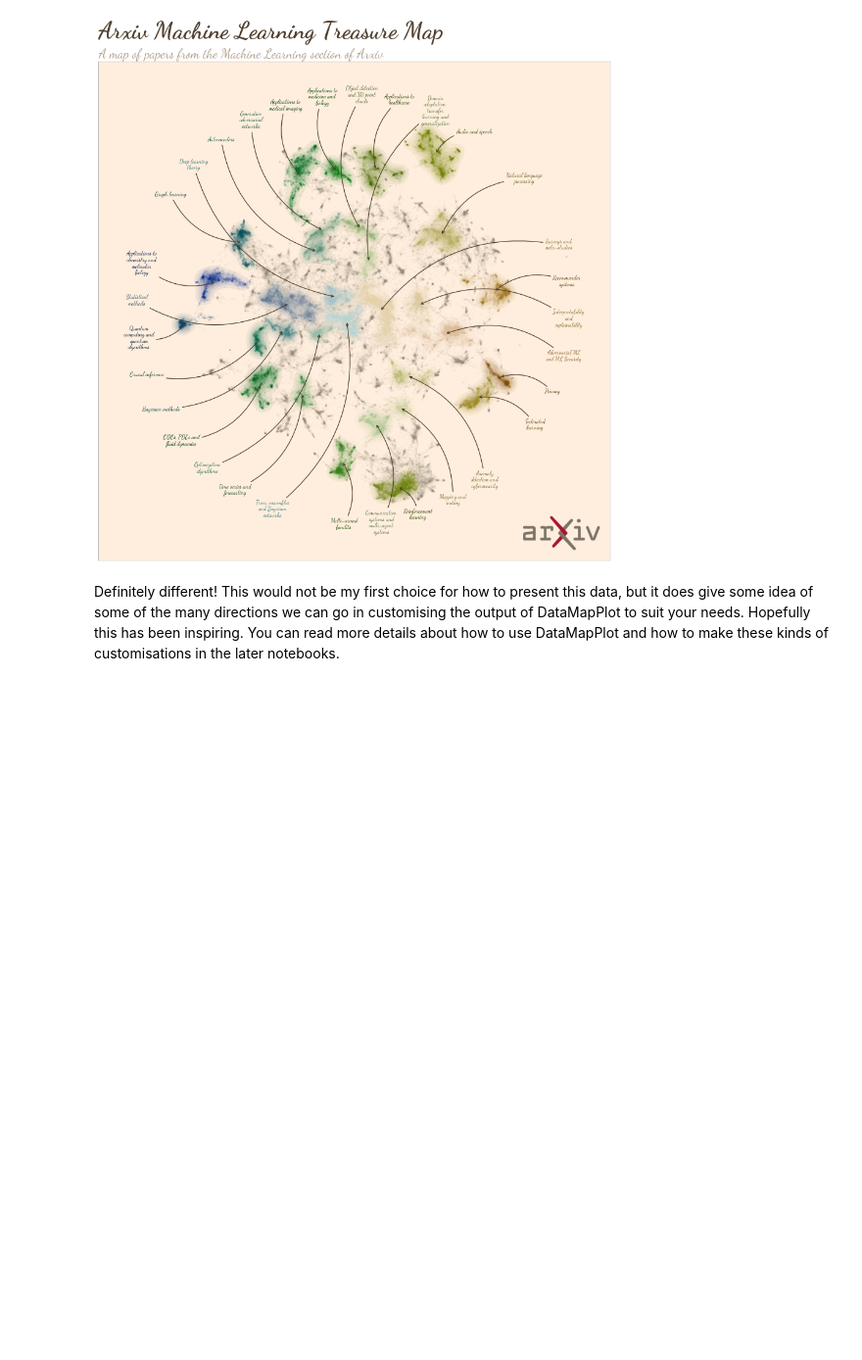
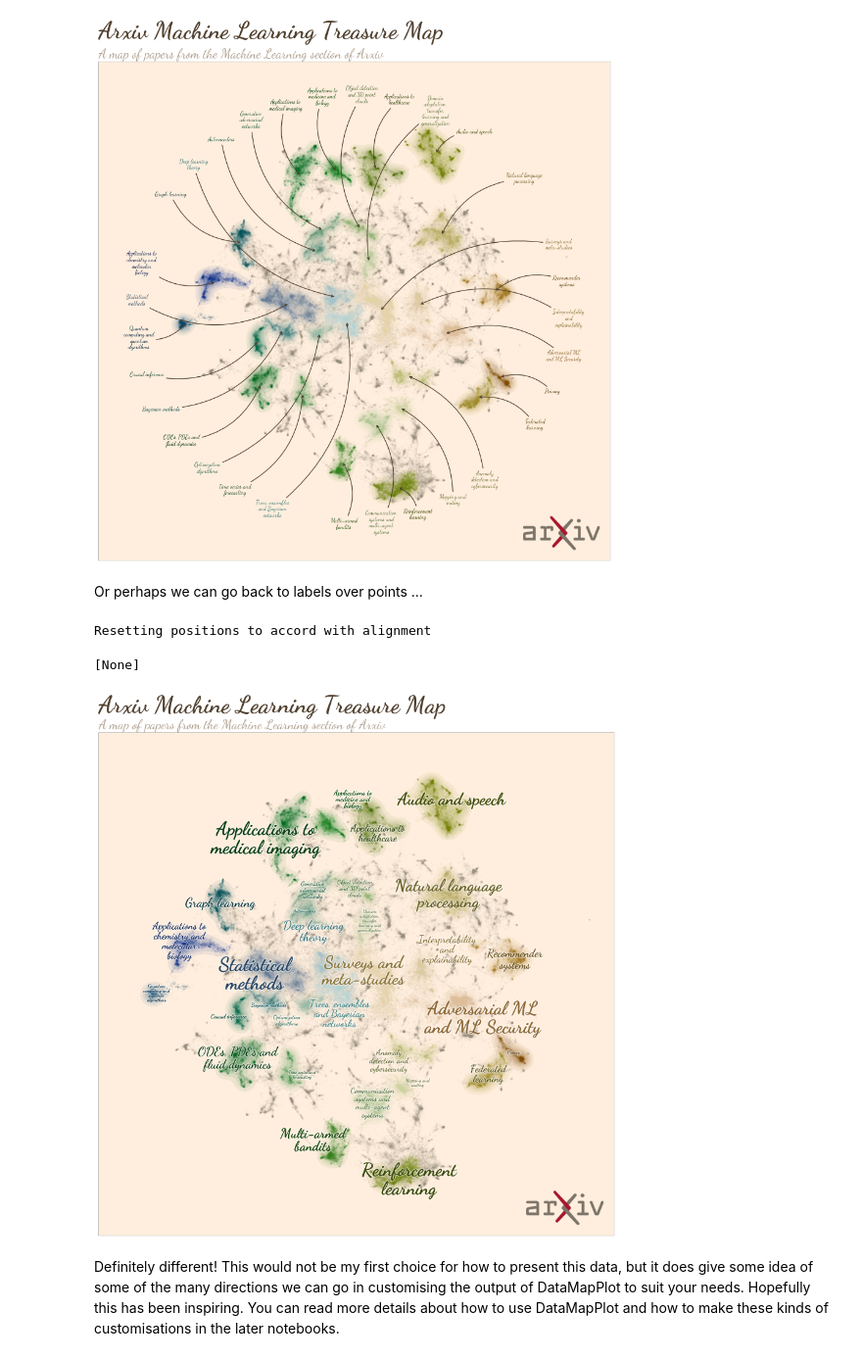
Before and after one commit to TutteInstitute/datamapplot, a Jupyter notebook: doc/demo.ipynb, the cells around one changed output. Shown at 98% size. Drawn from its saved outputs; the diff is of its cells as text; code cells hidden in the pictures; blank space fills up the shorter version.

```diff
--- a/doc/demo.ipynb
+++ b/doc/demo.ipynb
@@ -134,5 +149,33 @@ ax.set(fc="#ffeedd")
 # %% [output]
 [None]
 [figure]
+# %% [markdown]
+Or perhaps we can go back to labels over points ...
+# %%
+fig, ax = datamapplot.create_plot(
+    arxivml_data_map,
+    arxivml_labels,
+    title="Arxiv Machine Learning Treasure Map",
+    sub_title="A map of papers from the Machine Learning section of Arxiv",
+    logo=arxiv_logo,
+    font_family="Dancing Script",
+    label_over_points=True,
+    dynamic_label_size=True,
+    max_font_size=32,
+    min_font_size=8,
+    noise_color="#978e7d",
+    cmap=custom_cmap,
+    force_matplotlib=True,
+    marker_type="o",
+    point_size=8,
+    alpha=0.05,
+    title_keywords={"color":"#4f3e2d", "fontsize":40},
+    sub_title_keywords={"color":"#af9e8d", "fontsize":22},
+)
+ax.set(fc="#ffeedd")
+# %% [output]
+Resetting positions to accord with alignment
+[None]
+[figure, added]
 # %% [markdown]
 Definitely different! This would not be my first choice for how to present this data, but it does give some idea of some of the many directions we can go in customising the output of DataMapPlot to suit your needs. Hopefully this has been inspiring. You can read more details about how to use DataMapPlot and how to make these kinds of customisations in the later notebooks.
```
Also changed, not shown: parts of 4 cells of this notebook, 1 other file.
